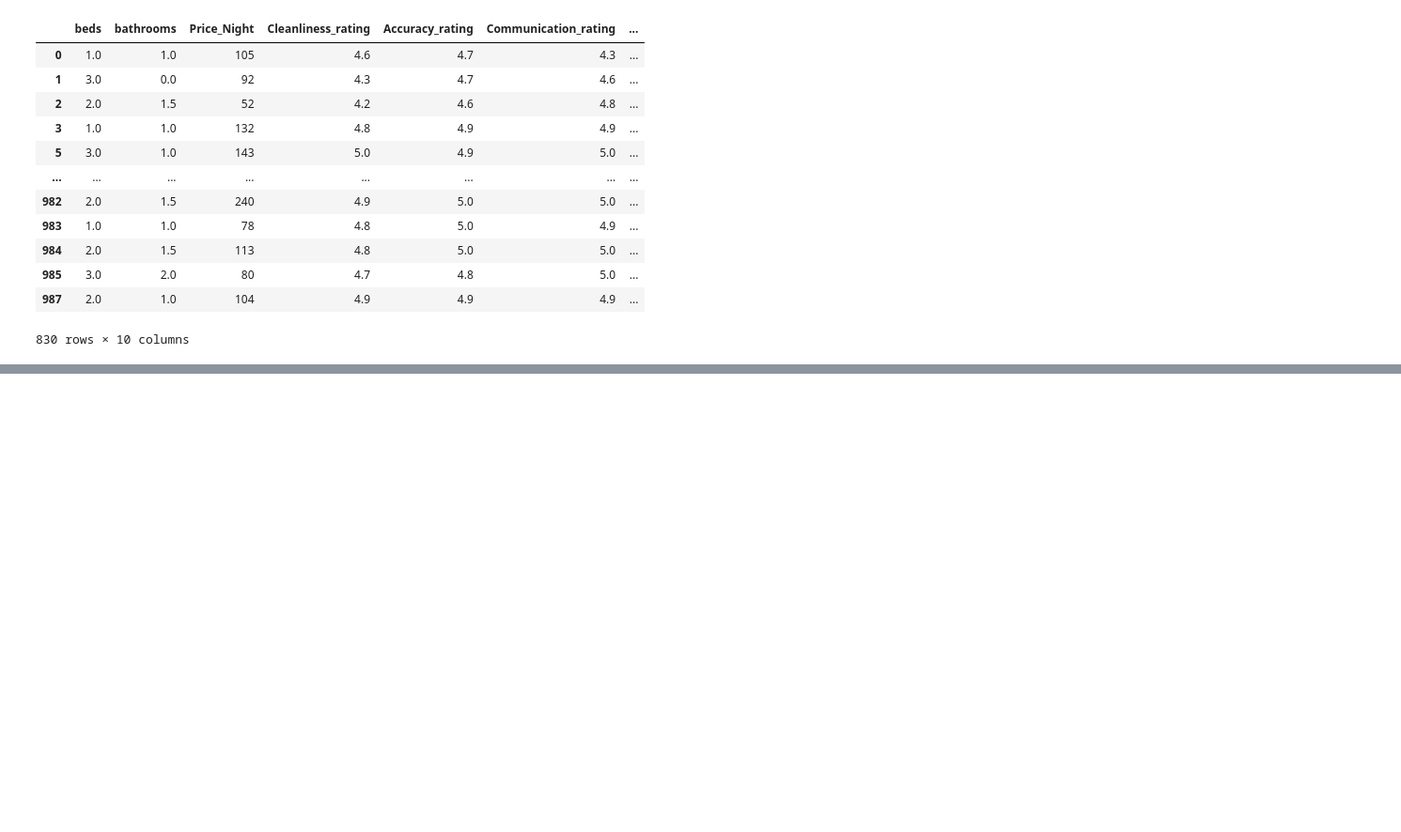
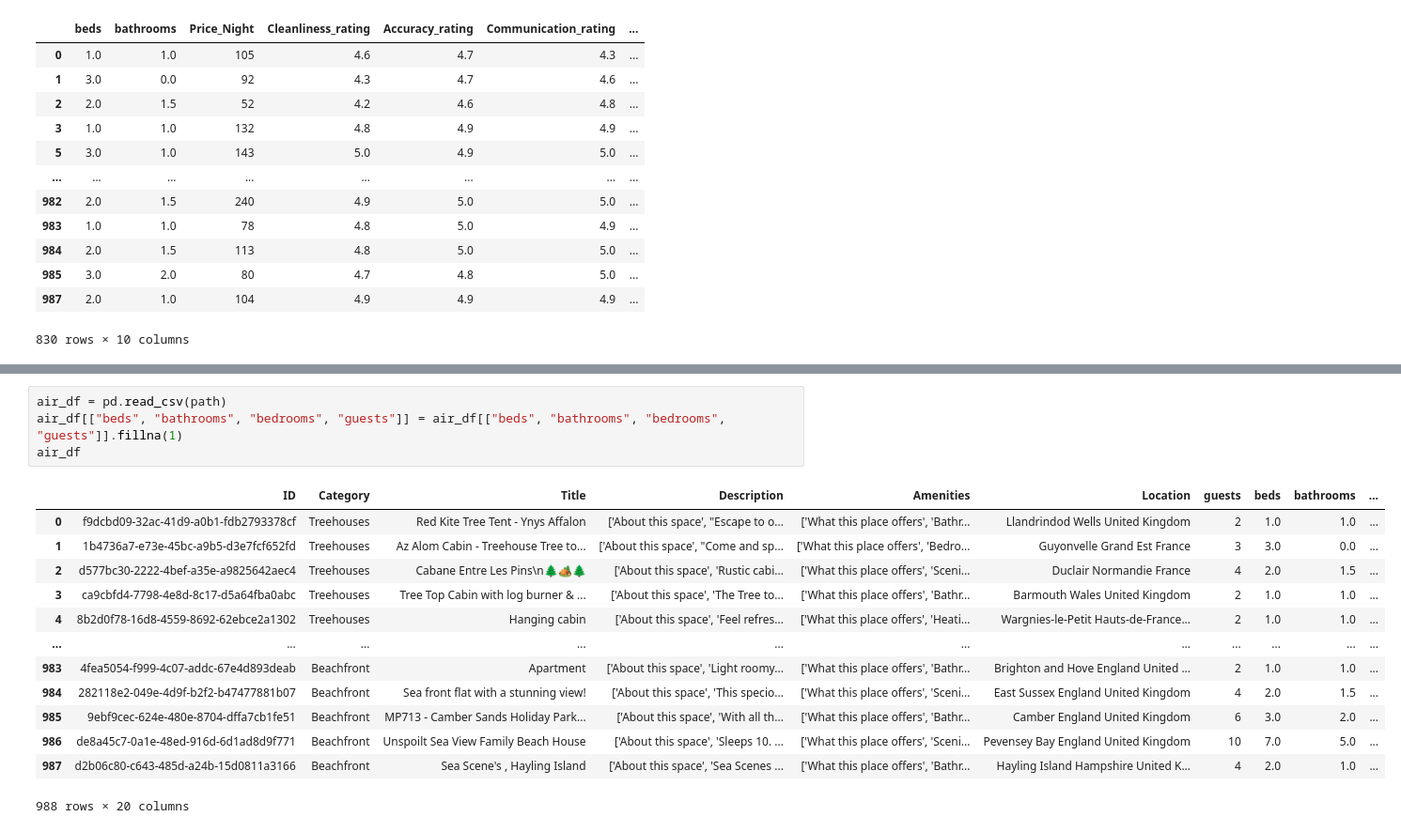
Before and after one commit to rahughes96/Airbnb, a Jupyter notebook: scratch.ipynb, the cells around one changed output, grey strips where cells are left out. Shown at 94% size. Drawn from its saved outputs; the diff is of its cells as text; blank space fills up the shorter version.

```diff
--- a/scratch.ipynb
+++ b/scratch.ipynb
@@ -142,0 +146,18 @@ df2.head()
+# %%
+air_df = pd.read_csv(path)
+air_df[["beds", "bathrooms", "bedrooms", "guests"]] = air_df[["beds", "bathrooms", "bedrooms", "guests"]].fillna(1)
+air_df
+# %% [output]
+|  | ID | Category | Title | Description | Amenities | Location | guests | beds | bathrooms | ... |
+| 0 | f9dcbd09-32ac-41d9-a0b1-fdb2793378cf | Treehouses | Red Kite Tree Tent - Ynys Affalon | ['About this space', "Escape to o... | ['What this place offers', 'Bathr... | Llandrindod Wells United Kingdom | 2 | 1.0 | 1.0 | ... |
+| 1 | 1b4736a7-e73e-45bc-a9b5-d3e7fcf652fd | Treehouses | Az Alom Cabin - Treehouse Tree to... | ['About this space', "Come and sp... | ['What this place offers', 'Bedro... | Guyonvelle Grand Est France | 3 | 3.0 | 0.0 | ... |
+| 2 | d577bc30-2222-4bef-a35e-a9825642aec4 | Treehouses | Cabane Entre Les Pins\n🌲🏕️🌲 | ['About this space', 'Rustic cabi... | ['What this place offers', 'Sceni... | Duclair Normandie France | 4 | 2.0 | 1.5 | ... |
+| 3 | ca9cbfd4-7798-4e8d-8c17-d5a64fba0abc | Treehouses | Tree Top Cabin with log burner & ... | ['About this space', 'The Tree to... | ['What this place offers', 'Bathr... | Barmouth Wales United Kingdom | 2 | 1.0 | 1.0 | ... |
+| 4 | 8b2d0f78-16d8-4559-8692-62ebce2a1302 | Treehouses | Hanging cabin | ['About this space', 'Feel refres... | ['What this place offers', 'Heati... | Wargnies-le-Petit Hauts-de-France... | 2 | 1.0 | 1.0 | ... |
+| ... | ... | ... | ... | ... | ... | ... | ... | ... | ... | ... |
+| 983 | 4fea5054-f999-4c07-addc-67e4d893deab | Beachfront | Apartment | ['About this space', 'Light roomy... | ['What this place offers', 'Bathr... | Brighton and Hove England United ... | 2 | 1.0 | 1.0 | ... |
+| 984 | 282118e2-049e-4d9f-b2f2-b47477881b07 | Beachfront | Sea front flat with a stunning view! | ['About this space', 'This specio... | ['What this place offers', 'Sceni... | East Sussex England United Kingdom | 4 | 2.0 | 1.5 | ... |
+| 985 | 9ebf9cec-624e-480e-8704-dffa7cb1fe51 | Beachfront | MP713 - Camber Sands Holiday Park... | ['About this space', 'With all th... | ['What this place offers', 'Bathr... | Camber England United Kingdom | 6 | 3.0 | 2.0 | ... |
+| 986 | de8a45c7-0a1e-48ed-916d-6d1ad8d9f771 | Beachfront | Unspoilt Sea View Family Beach House | ['About this space', 'Sleeps 10. ... | ['What this place offers', 'Sceni... | Pevensey Bay England United Kingdom | 10 | 7.0 | 5.0 | ... |
+| 987 | d2b06c80-c643-485d-a24b-15d0811a3166 | Beachfront | Sea Scene's , Hayling Island | ['About this space', 'Sea Scenes ... | ['What this place offers', 'Bathr... | Hayling Island Hampshire United K... | 4 | 2.0 | 1.0 | ... |
+988 rows × 20 columns
```
Also changed, not shown: parts of 10 cells of this notebook, 3 other files.
